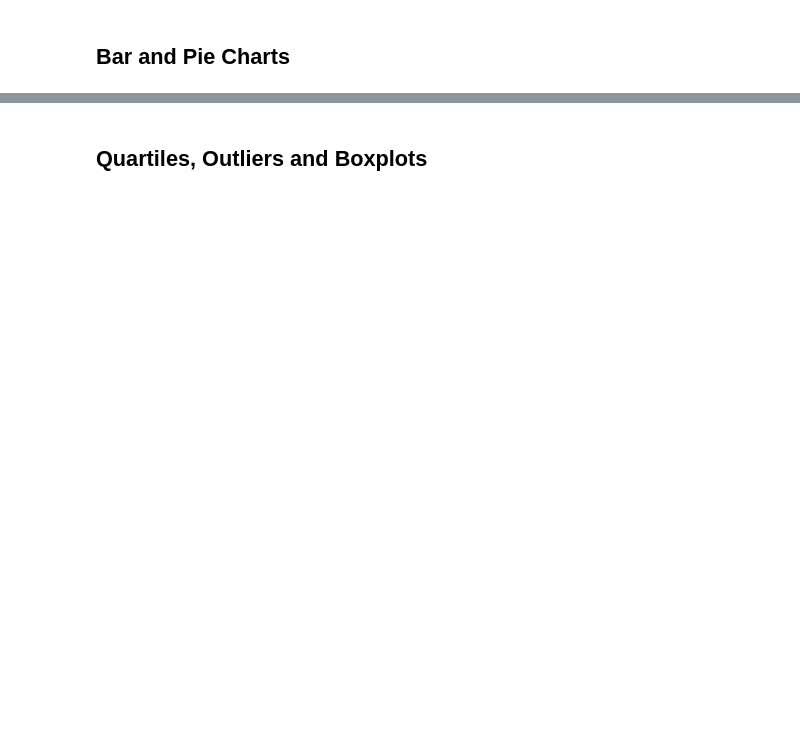
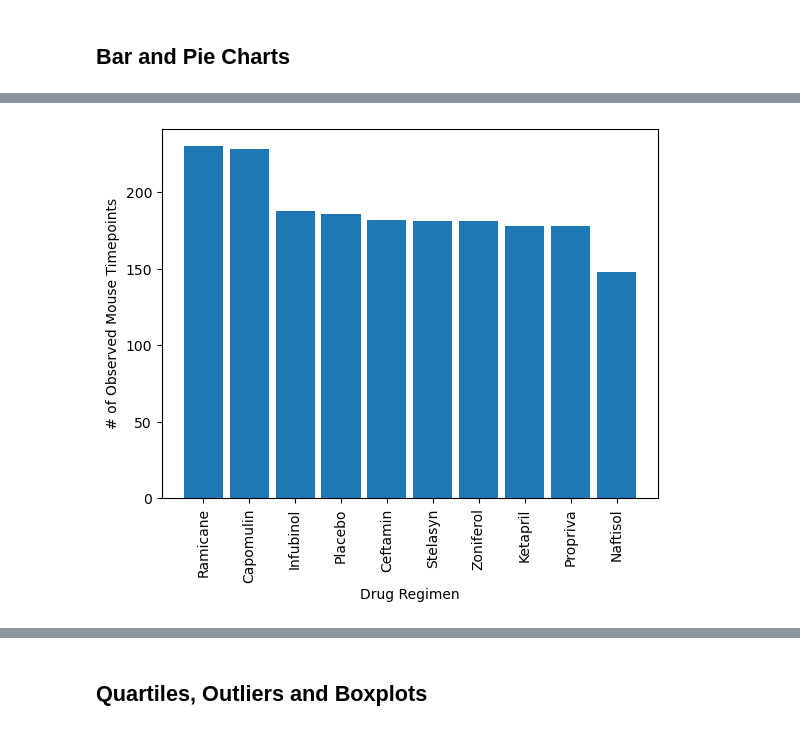
Before and after one commit to karenlin56/matplotlib, a Jupyter notebook: Pymaceuticals.ipynb, the cells around one changed output, grey strips where cells are left out. Drawn from its saved outputs; the diff is of its cells as text; code cells hidden in the pictures; blank space fills up the shorter version.

```diff
--- a/Pymaceuticals.ipynb
+++ b/Pymaceuticals.ipynb
@@ -203,3 +226,26 @@ timepoints_counts.plot(kind="bar", width=0.85)
+# %%
+# Generate a bar plot showing the total number of rows (Mouse ID/Timepoints) for each drug regimen using pyplot.
+
+## Make an array with numbers from 0 to number of treatments (including placebo) for purposes
+## of adjusting how long x-axis is compared to the bars and placing the x tick marks
+x_axis = np.arange(len(drug_reg))
+
+## Make a bar graph using pyplot
+plt.bar(x_axis, timepoints_counts, width=0.85)
+
+## Where to place x tick marks and label with drug names
+plt.xticks(x_axis, no_duplicates_df["Drug Regimen"].unique(), rotation=90)
+
+## Space between leftmost bar and rightmost bar from edges
+plt.xlim(-0.9, len(x_axis)-0.1)
+
+## Label x-axis and y-axis
+plt.xlabel("Drug Regimen")
+plt.ylabel("# of Observed Mouse Timepoints")
+
+plt.show()
+# %% [output]
+[figure, added]
 # %%
 # Generate a pie plot showing the distribution of female versus male mice using Pandas
 colors = ['blue', 'orange']
```
Also changed, not shown: parts of 24 cells of this notebook.
